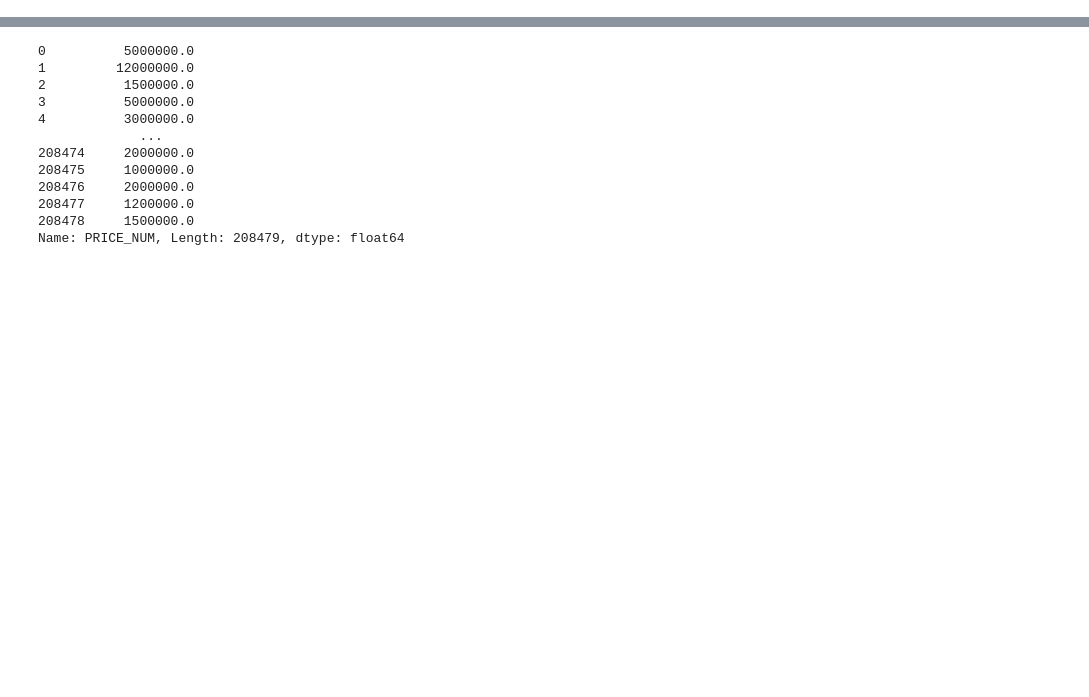
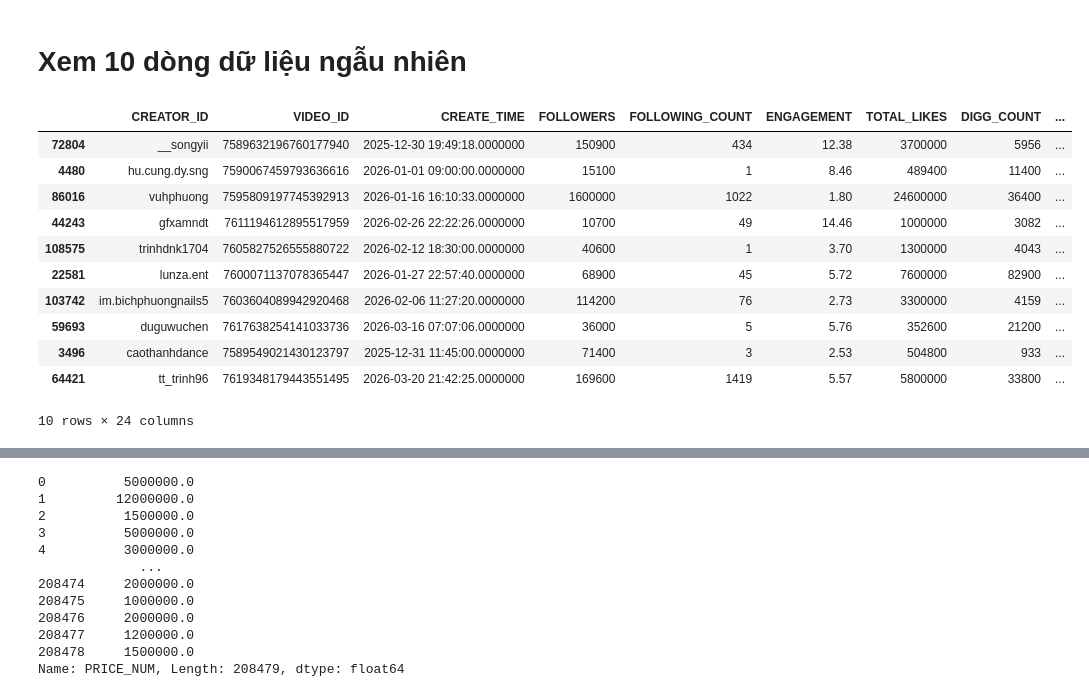
Before and after one commit to lamphat344961-alt/TIKTOK_crawl_V2, a Jupyter notebook: processing_data/meger_EDA.ipynb, the cells around one changed output, grey strips where cells are left out. Cells and saved outputs as stored; diff of their text form; code cells hidden in the pictures; blank space fills up the shorter version.

```diff
--- a/processing_data/meger_EDA.ipynb
+++ b/processing_data/meger_EDA.ipynb
@@ -25,0 +40,17 @@ test.to_csv("test.csv", index=False)
+# %% [markdown]
+# Xem 10 dòng dữ liệu ngẫu nhiên
+# %%
+dataset_tiktokers.sample(10)
+# %% [output]
+|  | CREATOR_ID | VIDEO_ID | CREATE_TIME | FOLLOWERS | FOLLOWING_COUNT | ENGAGEMENT | TOTAL_LIKES | DIGG_COUNT | ... |
+| 72804 | __songyii | 7589632196760177940 | 2025-12-30 19:49:18.0000000 | 150900 | 434 | 12.38 | 3700000 | 5956 | ... |
+| 4480 | hu.cung.dy.sng | 7590067459793636616 | 2026-01-01 09:00:00.0000000 | 15100 | 1 | 8.46 | 489400 | 11400 | ... |
+| 86016 | vuhphuong | 7595809197745392913 | 2026-01-16 16:10:33.0000000 | 1600000 | 1022 | 1.80 | 24600000 | 36400 | ... |
+| 44243 | gfxamndt | 7611194612895517959 | 2026-02-26 22:22:26.0000000 | 10700 | 49 | 14.46 | 1000000 | 3082 | ... |
+| 108575 | trinhdnk1704 | 7605827526555880722 | 2026-02-12 18:30:00.0000000 | 40600 | 1 | 3.70 | 1300000 | 4043 | ... |
+| 22581 | lunza.ent | 7600071137078365447 | 2026-01-27 22:57:40.0000000 | 68900 | 45 | 5.72 | 7600000 | 82900 | ... |
+| 103742 | im.bichphuongnails5 | 7603604089942920468 | 2026-02-06 11:27:20.0000000 | 114200 | 76 | 2.73 | 3300000 | 4159 | ... |
+| 59693 | duguwuchen | 7617638254141033736 | 2026-03-16 07:07:06.0000000 | 36000 | 5 | 5.76 | 352600 | 21200 | ... |
+| 3496 | caothanhdance | 7589549021430123797 | 2025-12-31 11:45:00.0000000 | 71400 | 3 | 2.53 | 504800 | 933 | ... |
+| 64421 | tt_trinh96 | 7619348179443551495 | 2026-03-20 21:42:25.0000000 | 169600 | 1419 | 5.57 | 5800000 | 33800 | ... |
+10 rows × 24 columns
```
Also changed, not shown: parts of 43 cells of this notebook.
